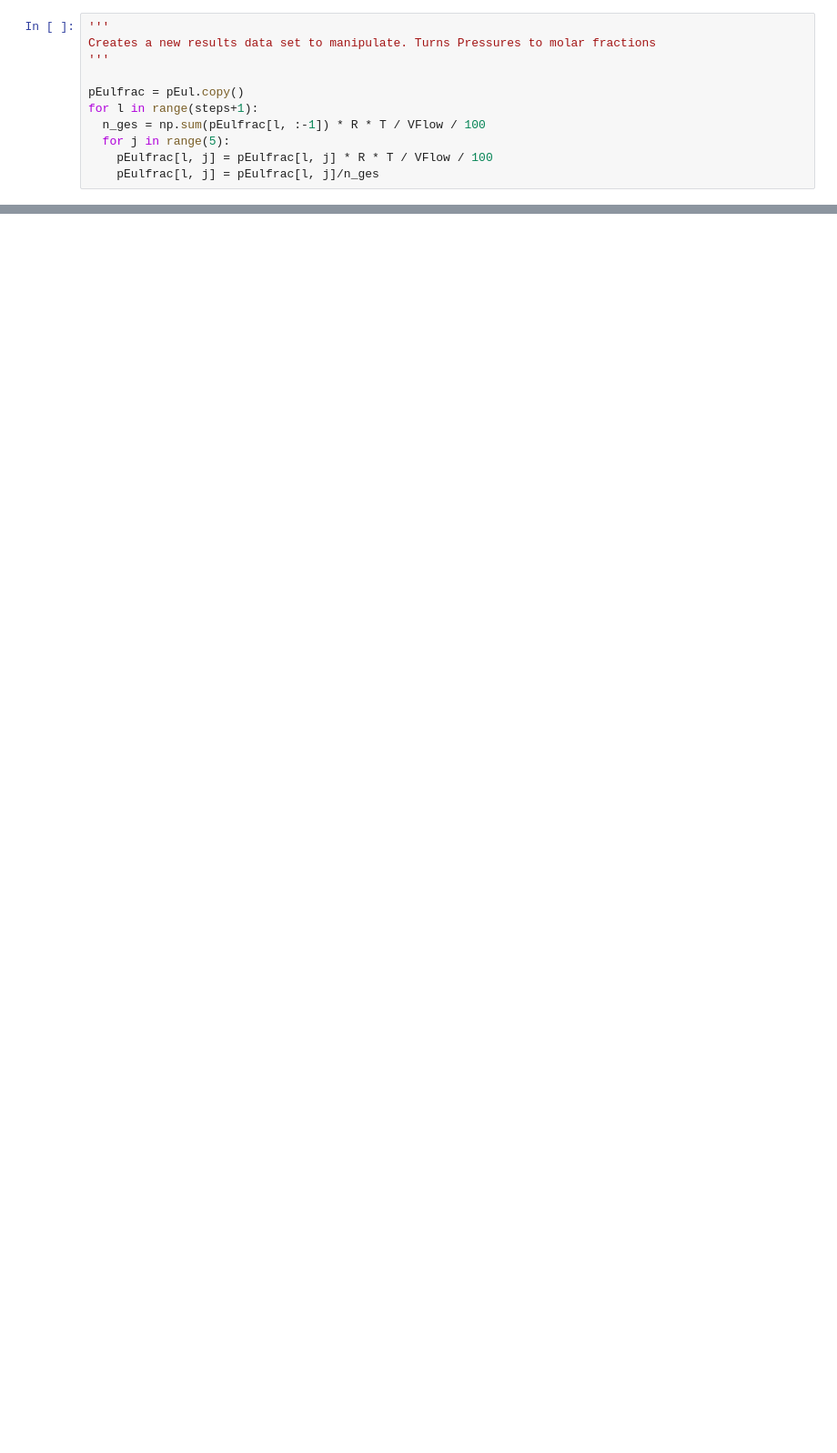
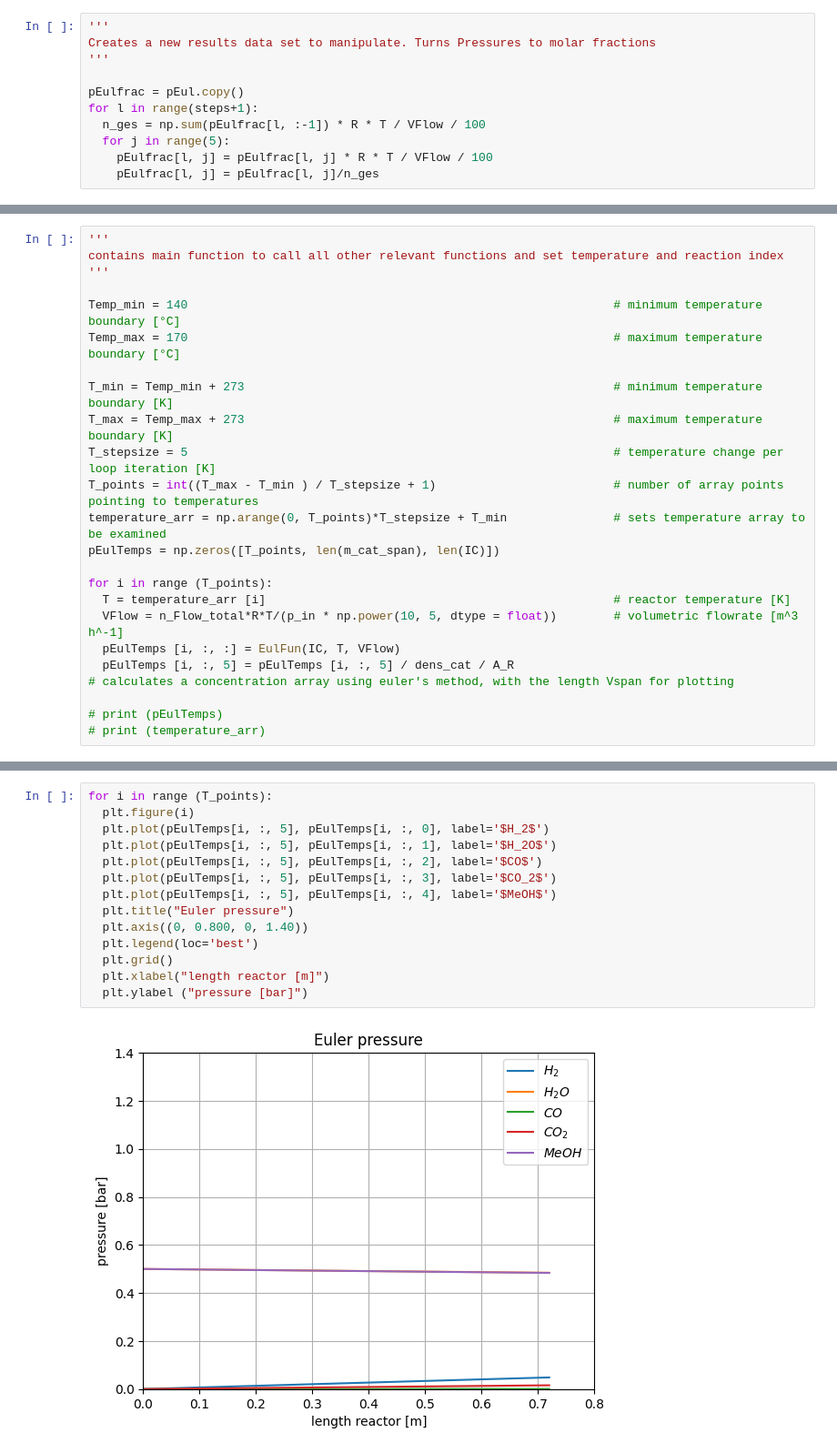
Before and after one commit to DanielGreiner/Masterarbeit, a Jupyter notebook: Model_reactor_1D_steady_state_isothermal.ipynb, the cells around one changed output, grey strips where cells are left out. Shown: that part at 91% size. Drawn from its saved outputs; the diff is of its cells as text; blank space fills up the shorter version.

```diff
--- a/Model_reactor_1D_steady_state_isothermal.ipynb
+++ b/Model_reactor_1D_steady_state_isothermal.ipynb
@@ -326,0 +327,24 @@ Text(0, 0.5, 'molar fraction')
+# %%
+'''
+contains main function to call all other relevant functions and set temperature and reaction index
+'''
+
+Temp_min = 140                                                            # minimum temperature boundary [°C]
+Temp_max = 170                                                            # maximum temperature boundary [°C]
+
+T_min = Temp_min + 273                                                    # minimum temperature boundary [K]
+T_max = Temp_max + 273                                                    # maximum temperature boundary [K]
+T_stepsize = 5                                                            # temperature change per loop iteration [K]
+T_points = int((T_max - T_min ) / T_stepsize + 1)                         # number of array points pointing to temperatures
+temperature_arr = np.arange(0, T_points)*T_stepsize + T_min               # sets temperature array to be examined
+pEulTemps = np.zeros([T_points, len(m_cat_span), len(IC)])
+
+for i in range (T_points):
+  T = temperature_arr [i]                                                 # reactor temperature [K]
+  VFlow = n_Flow_total*R*T/(p_in * np.power(10, 5, dtype = float))        # volumetric flowrate [m^3 h^-1]
+  pEulTemps [i, :, :] = EulFun(IC, T, VFlow)
+  pEulTemps [i, :, 5] = pEulTemps [i, :, 5] / dens_cat / A_R
+# calculates a concentration array using euler's method, with the length Vspan for plotting
+
+# print (pEulTemps)
+# print (temperature_arr)
@@ -326,0 +353,16 @@ Text(0, 0.5, 'molar fraction')
+# %%
+for i in range (T_points):
+  plt.figure(i)
+  plt.plot(pEulTemps[i, :, 5], pEulTemps[i, :, 0], label='$H_2$')
+  plt.plot(pEulTemps[i, :, 5], pEulTemps[i, :, 1], label='$H_2O$')
+  plt.plot(pEulTemps[i, :, 5], pEulTemps[i, :, 2], label='$CO$')
+  plt.plot(pEulTemps[i, :, 5], pEulTemps[i, :, 3], label='$CO_2$')
+  plt.plot(pEulTemps[i, :, 5], pEulTemps[i, :, 4], label='$MeOH$')
+  plt.title("Euler pressure")
+  plt.axis((0, 0.800, 0, 1.40))
+  plt.legend(loc='best')
+  plt.grid()
+  plt.xlabel("length reactor [m]")
+  plt.ylabel ("pressure [bar]")
+# %% [output]
+[figure, added]
```
Also changed, not shown: parts of 7 cells of this notebook.
